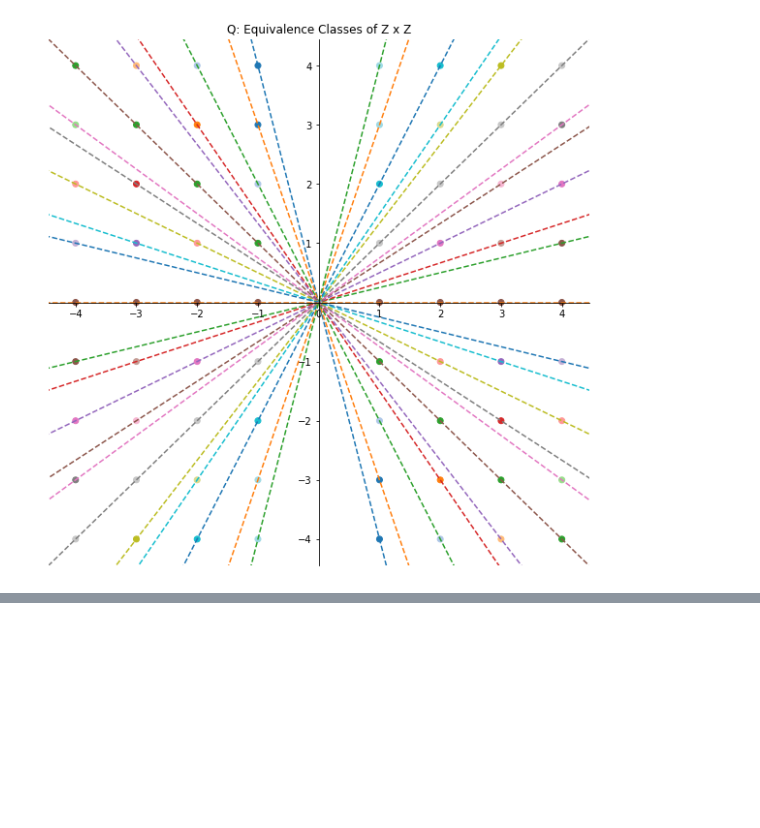
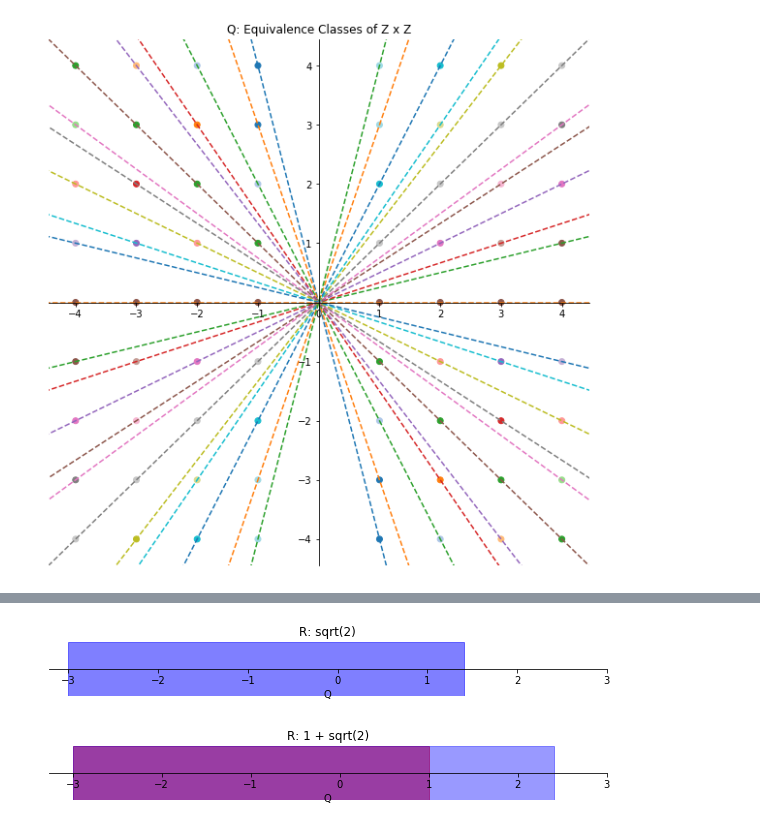
Before and after one commit to jcaip/math-vis, a Jupyter notebook: R visualizations.ipynb, the cells around one changed output, grey strips where cells are left out. Cells and saved outputs as stored; diff of their text form; code cells hidden in the pictures; blank space fills up the shorter version.

```diff
--- a/R visualizations.ipynb
+++ b/R visualizations.ipynb
@@ -256,0 +272,33 @@ plt.show()
+# %%
+plt.figure(figsize=(figure_size[0], 1))
+ax = plt.subplot(111)
+ax.spines['right'].set_visible(False)
+ax.spines['top'].set_visible(False)
+ax.spines['left'].set_visible(False)
+ax.spines['bottom'].set_position('center')
+ax.get_yaxis().set_visible(False)
+ax.axvspan(min(data), 1.41, alpha=0.5, color='blue')
+plt.title("R: sqrt(2)")
+plt.xticks(data)
+plt.xlabel("Q")
+plt.savefig('Rroot2.png', bbox_inches='tight')
+plt.show()
+# %% [output]
+[figure, added]
+# %%
+plt.figure(figsize=(figure_size[0], 1))
+ax = plt.subplot(111)
+ax.spines['right'].set_visible(False)
+ax.spines['top'].set_visible(False)
+ax.spines['left'].set_visible(False)
+ax.spines['bottom'].set_position('center')
+ax.get_yaxis().set_visible(False)
+ax.axvspan(-3, 1, alpha=0.60, color='red')
+ax.axvspan(-3, 2.41, alpha=0.40, color='blue')
+plt.title("R: 1 + sqrt(2)")
+plt.xticks(range(-3, 4))
+plt.xlabel("Q")
+plt.savefig('Raddition.png', bbox_inches='tight')
+plt.show()
+# %% [output]
+[figure, added]
```
Also changed, not shown: parts of 4 cells of this notebook, 9 other files.
